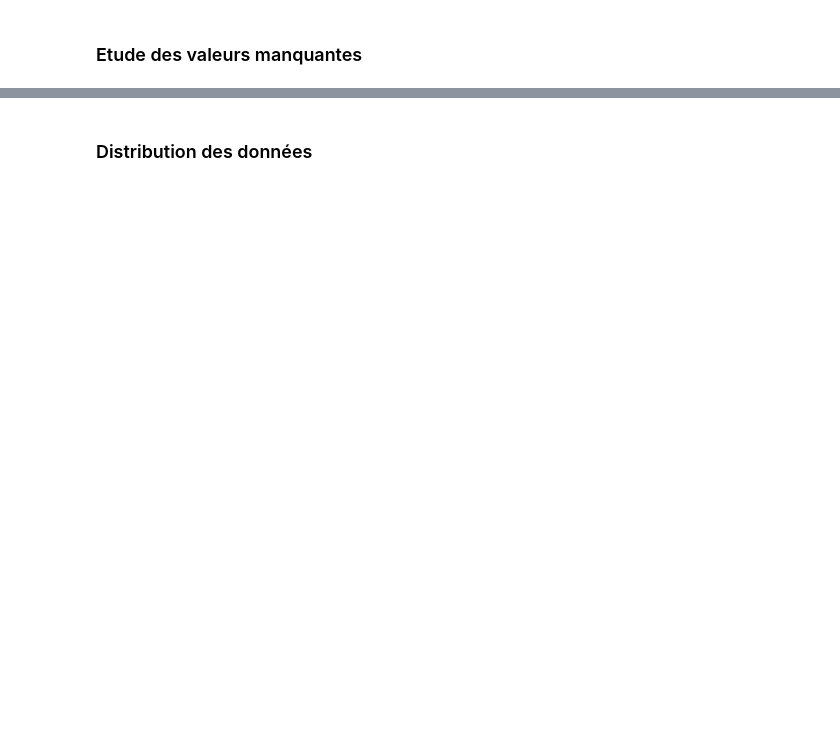
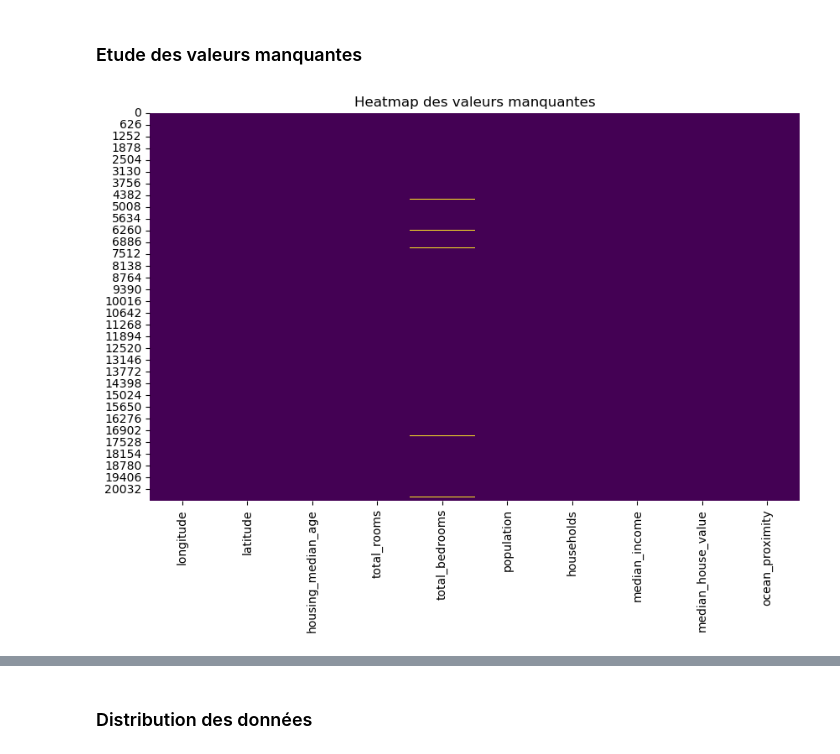
Before and after one commit to MaryseGAHOU/Formation_Intermediaire, a Jupyter notebook: Machine Learning/1.1. Lab1 - Data Preprocessing - California Housing Median Price.ipynb, the cells around one changed output, grey strips where cells are left out. Drawn from its saved outputs; the diff is of its cells as text; code cells hidden in the pictures; blank space fills up the shorter version.

```diff
--- a/Machine Learning/1.1. Lab1 - Data Preprocessing - California Housing Median Price.ipynb
+++ b/Machine Learning/1.1. Lab1 - Data Preprocessing - California Housing Median Price.ipynb
@@ -185,0 +191,8 @@ housing_df.duplicated().sum()
+# %%
+# 1. Heatmap des valeurs manquantes
+plt.figure(figsize=(10, 6))
+sns.heatmap(housing_df.isnull(), cbar=False, cmap='viridis')
+plt.title('Heatmap des valeurs manquantes')
+plt.show()
+# %% [output]
+[figure, added]
```
Also changed, not shown: parts of 10 cells of this notebook, 1 other file.
